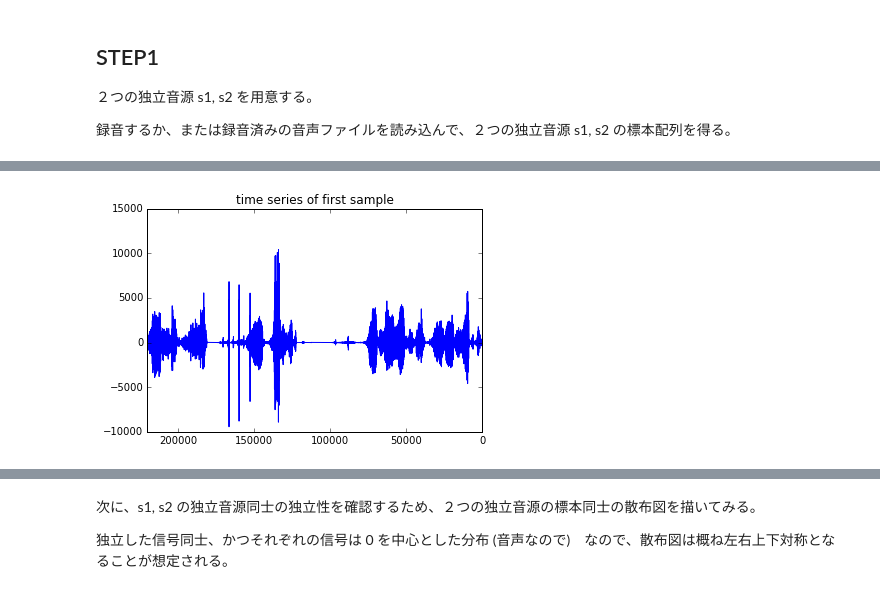
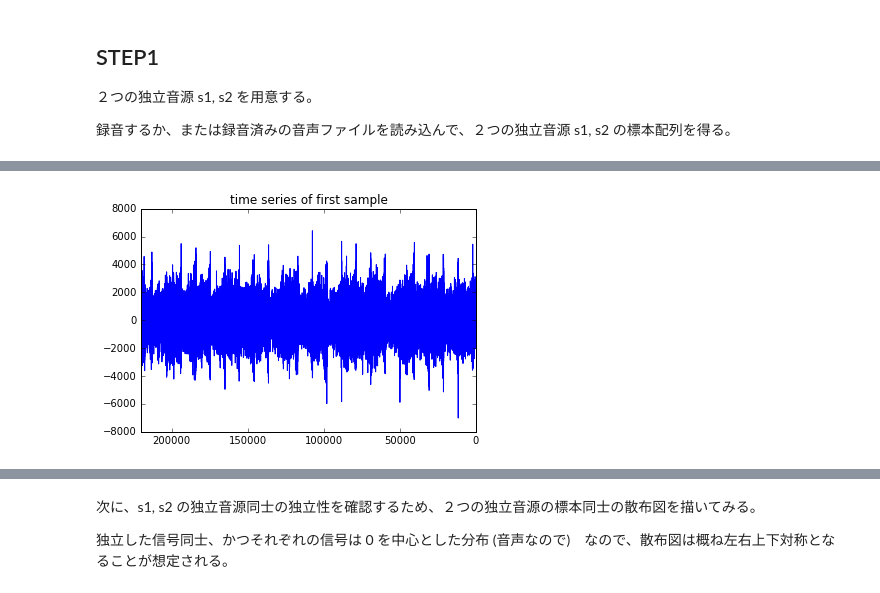
Before and after one commit to keik/battlefield-acoustics, a Jupyter notebook: ica.ipynb, the cells around one changed output, grey strips where cells are left out. Cells and saved outputs as stored; diff of their text form; code cells hidden in the pictures.

```diff
--- a/ica.ipynb
+++ b/ica.ipynb
@@ -63,19 +73,19 @@ def recording():
 # %%
 # record and write
 # s1 = np.fromstring(b''.join(recording()), np.int16)
-# wav.write('s1.wav', RATE, s1)
+# wav.write('data/s1.wav', RATE, s1)
 
 # read second sample
-s1 = wav.read('s1.wav')[1]
+s1 = wav.read('data/s1.wav')[1]
 
 plt.xlim(len(s1))
 plt.title('time series of first sample')
 plt.plot(s1)
 
 display(Audio(s1, rate=RATE))
 # %% [output]
 [interactive output not drawn]
-[figure, old version]
+[figure, new version]
 # %%
 # record and write
 # s2 = np.fromstring(b''.join(recording()), np.int16)
```
Also changed, not shown: parts of 13 cells of this notebook, 2 other files.
